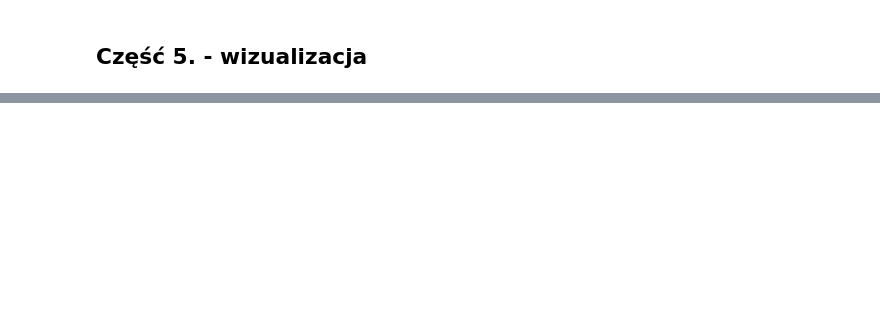
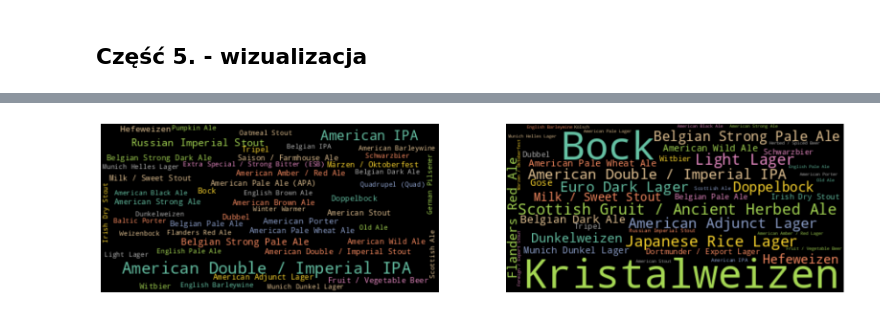
Before and after one commit to MSSkowron/AGH-Course-Recommendation-Systems, a Jupyter notebook: L3-Segmentation/lab3_segmentation.ipynb, the cells around one changed output, grey strips where cells are left out. Saved outputs shown, nothing was run; the diff lists cells and outputs as text; code cells hidden in the pictures; blank space fills up the shorter version.

```diff
--- a/L3-Segmentation/lab3_segmentation.ipynb
+++ b/L3-Segmentation/lab3_segmentation.ipynb
@@ -311,0 +413,4 @@ AttributeError: 'ImageDraw' object has no attribute 'textsize'
+# %%
+visualise_styles(most_popular_bir, most_distinctive_bir, 3)
+# %% [output]
+[figure, added]
```
Also changed, not shown: parts of 21 cells of this notebook.
